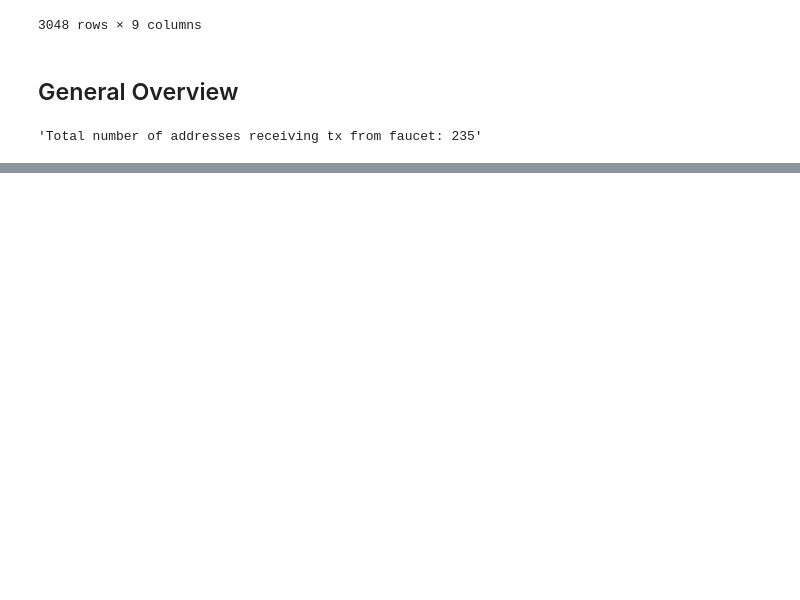
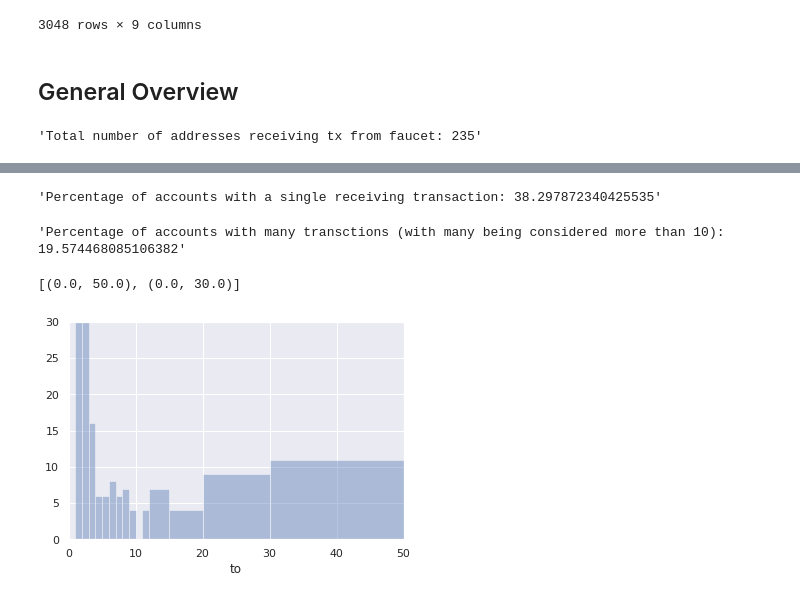
Before and after one commit to kiview/ethereum-network-analysis, a Jupyter notebook: faceut_exploit_analysis.ipynb, the cells around one changed output, grey strips where cells are left out. Cells and saved outputs as stored; diff of their text form; code cells hidden in the pictures; blank space fills up the shorter version.

```diff
--- a/faceut_exploit_analysis.ipynb
+++ b/faceut_exploit_analysis.ipynb
@@ -361,0 +71,13 @@ ad
+# %%
+many_tx = 10
+adresses_with_many_tx = tx_per_address[tx_per_address > many_tx]
+a_with_many_tx_perc = adresses_with_many_tx.size / tx_per_address.size * 100
+
+adresses_with_single_tx = tx_per_address[tx_per_address == 1]
+a_with_single_tx_perc = adresses_with_single_tx.size / tx_per_address.size * 100
+
+display("Percentage of accounts with a single receiving transaction: {}".format(a_with_single_tx_perc))
+display("Percentage of accounts with many transctions (with many being considered more than {}): {}".format(many_tx, a_with_many_tx_perc))
+# %% [output]
+'Percentage of accounts with a single receiving transaction: 38.297872340425535'
+'Percentage of accounts with many transctions (with many being considered more than 10): 19.574468085106382'
@@ -361,0 +86,8 @@ ad
+# %%
+ax = sns.distplot(tx_per_address, kde=False, bins=[1, 2, 3, 4, 5, 6, 7, 8, 9, 10, 11, 12, 15, 20, 30, 50])
+
+ax.set(xlim=(0, 50), ylim=(0, 30))
+# sns.plot.ylim(0, 20)
+# %% [output]
+[(0.0, 50.0), (0.0, 30.0)]
+[figure, added]
```
Also changed, not shown: parts of 47 cells of this notebook.
